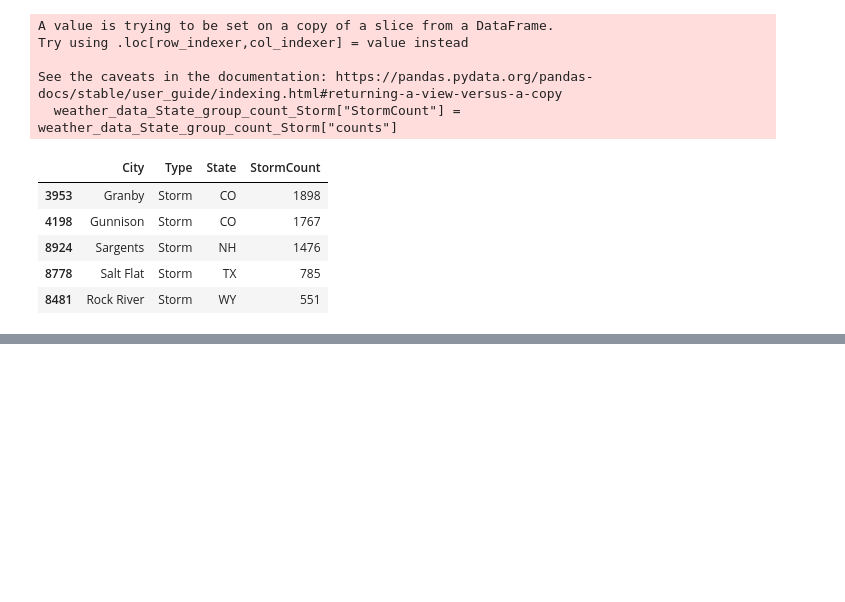
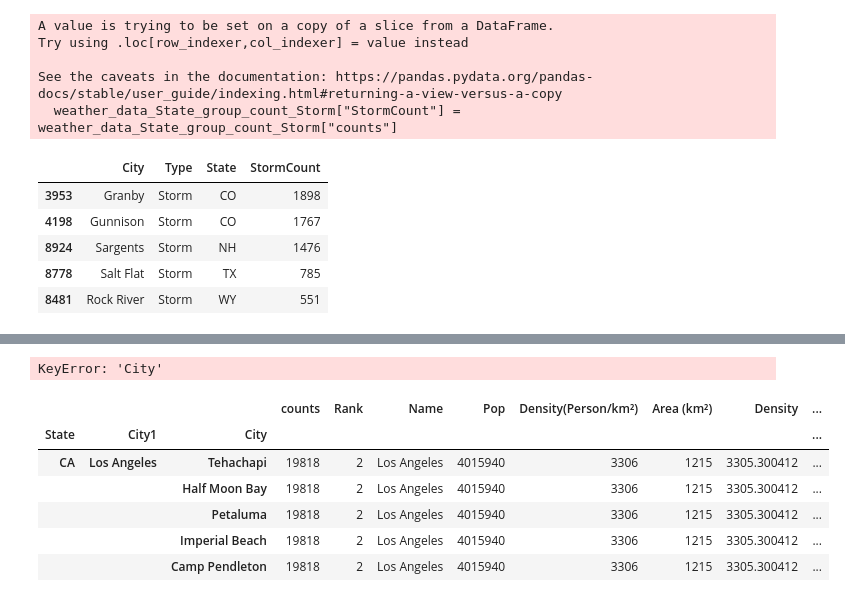
Before and after one commit to 7Amin/RoadConstructionPrediction, a Jupyter notebook: application/dataAnalysis/City-wise Construction Distribution.ipynb, the cells around one changed output, grey strips where cells are left out. Saved outputs shown, nothing was run; the diff lists cells and outputs as text; code cells hidden in the pictures; blank space fills up the shorter version.

```diff
--- a/application/dataAnalysis/City-wise Construction Distribution.ipynb
+++ b/application/dataAnalysis/City-wise Construction Distribution.ipynb
@@ -907,0 +951,16 @@ KeyError: "['State'] not found in axis"
+# %%
+names
+# %% [output]
+KeyError: 'City'
+# %%
+df_city_group_count_sorted_top_20_density_ = df_city_group_count_sorted_top_20_density.set_index(['City1', "State"]).join(weather_data_State_group_count_Cold.set_index(['City', "State"]))
+# %%
+df_city_group_count_sorted_top_20_density_.head()
+# %% [output]
+|  |  |  | counts | Rank | Name | Pop | Density(Person/km²) | Area (km²) | Density | ... |
+| State | City1 | City |  |  |  |  |  |  |  | ... |
+| CA | Los Angeles | Tehachapi | 19818 | 2 | Los Angeles | 4015940 | 3306 | 1215 | 3305.300412 | ... |
+|  |  | Half Moon Bay | 19818 | 2 | Los Angeles | 4015940 | 3306 | 1215 | 3305.300412 | ... |
+|  |  | Petaluma | 19818 | 2 | Los Angeles | 4015940 | 3306 | 1215 | 3305.300412 | ... |
+|  |  | Imperial Beach | 19818 | 2 | Los Angeles | 4015940 | 3306 | 1215 | 3305.300412 | ... |
+|  |  | Camp Pendleton | 19818 | 2 | Los Angeles | 4015940 | 3306 | 1215 | 3305.300412 | ... |
```
Also changed, not shown: parts of 19 cells of this notebook, 2 other files.
